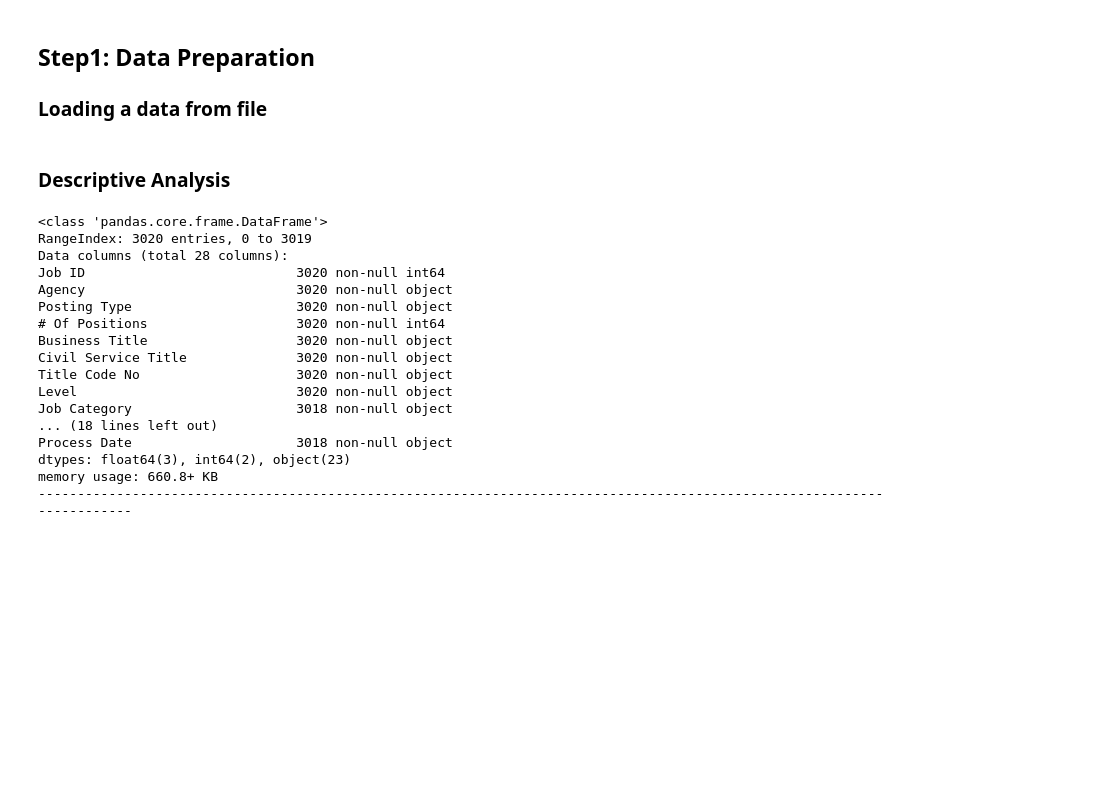
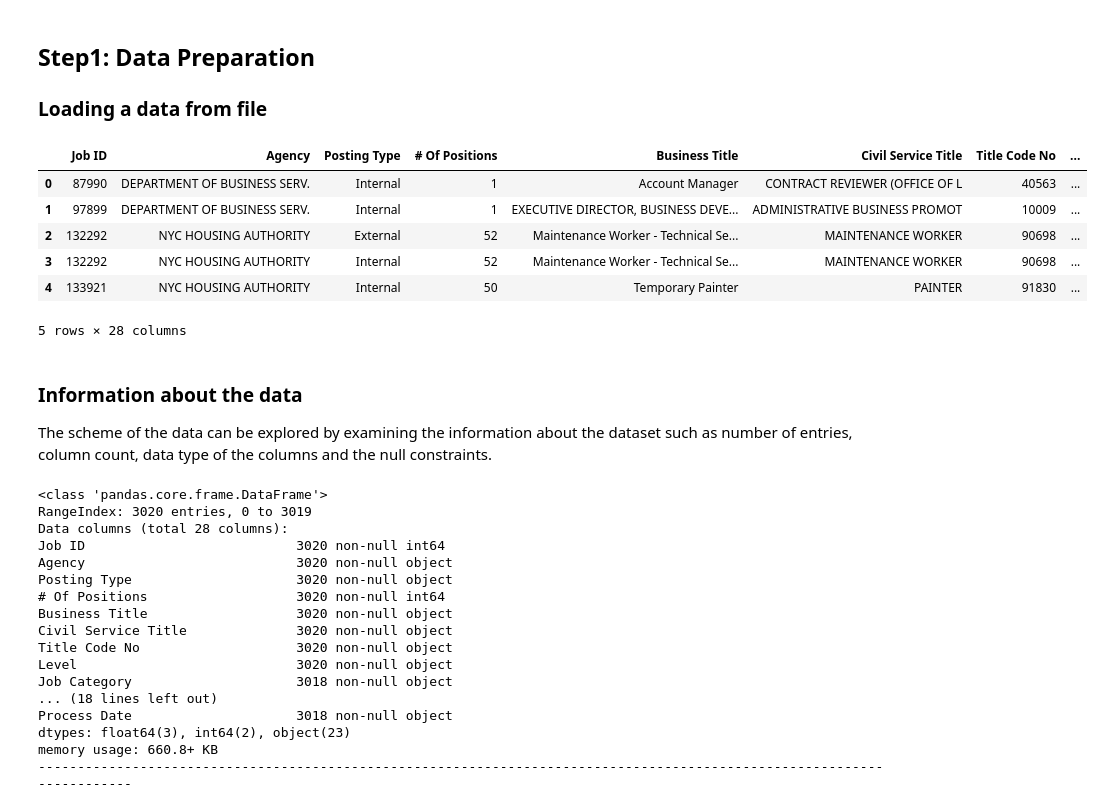
Before and after one commit to Data-Citadel/IDS_GROUP006, a Jupyter notebook: Clustering-New York Job Posting Data.ipynb, the cells around one changed output. Drawn from its saved outputs; the diff is of its cells as text; code cells hidden in the pictures; blank space fills up the shorter version.

```diff
--- a/Clustering-New York Job Posting Data.ipynb
+++ b/Clustering-New York Job Posting Data.ipynb
@@ -43,8 +43,21 @@ import seaborn
 # %%
 # Reading data from the CSV file
 job_data = pd.read_csv("input/jobs.csv", delimiter=",")
+
+# Gist of data
+job_data.head()
+# %% [output]
+|  | Job ID | Agency | Posting Type | # Of Positions | Business Title | Civil Service Title | Title Code No | ... |
+| 0 | 87990 | DEPARTMENT OF BUSINESS SERV. | Internal | 1 | Account Manager | CONTRACT REVIEWER (OFFICE OF L | 40563 | ... |
+| 1 | 97899 | DEPARTMENT OF BUSINESS SERV. | Internal | 1 | EXECUTIVE DIRECTOR, BUSINESS DEVE... | ADMINISTRATIVE BUSINESS PROMOT | 10009 | ... |
+| 2 | 132292 | NYC HOUSING AUTHORITY | External | 52 | Maintenance Worker - Technical Se... | MAINTENANCE WORKER | 90698 | ... |
+| 3 | 132292 | NYC HOUSING AUTHORITY | Internal | 52 | Maintenance Worker - Technical Se... | MAINTENANCE WORKER | 90698 | ... |
+| 4 | 133921 | NYC HOUSING AUTHORITY | Internal | 50 | Temporary Painter | PAINTER | 91830 | ... |
+5 rows × 28 columns
-# %% [markdown]
-### Descriptive Analysis
+# %% [markdown]
+### Information about the data
+
+The scheme of the data can be explored by examining the information about the dataset such as number of entries, column count, data type of the columns and the null constraints.
 # %%
 job_data.info()
 print("---"*40)
```
Also changed, not shown: parts of 8 cells of this notebook, 1 other file.
